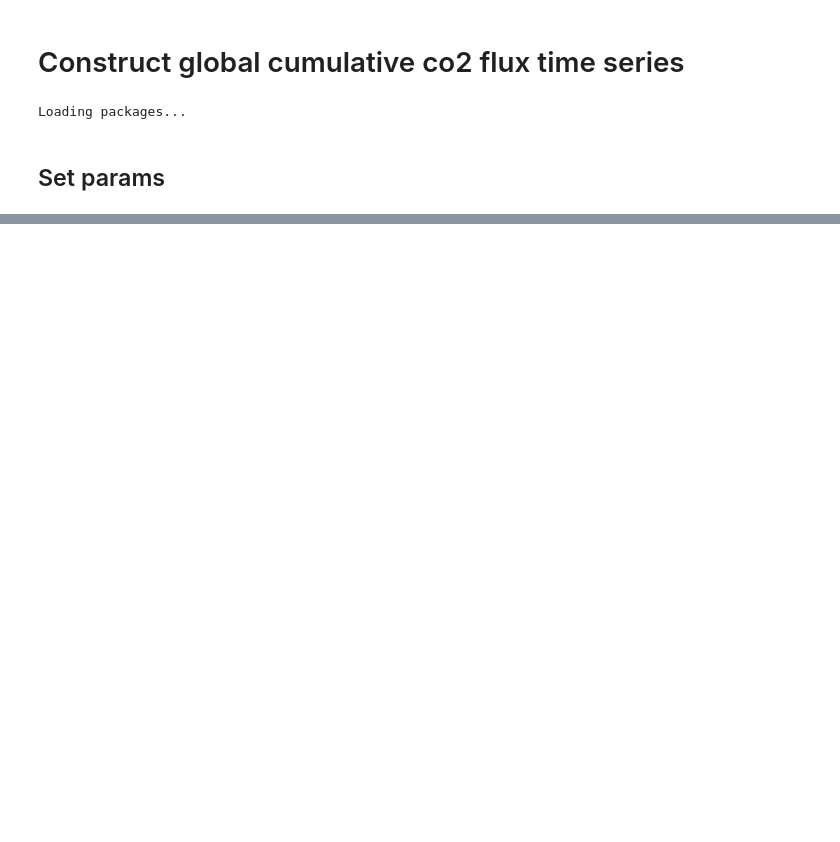
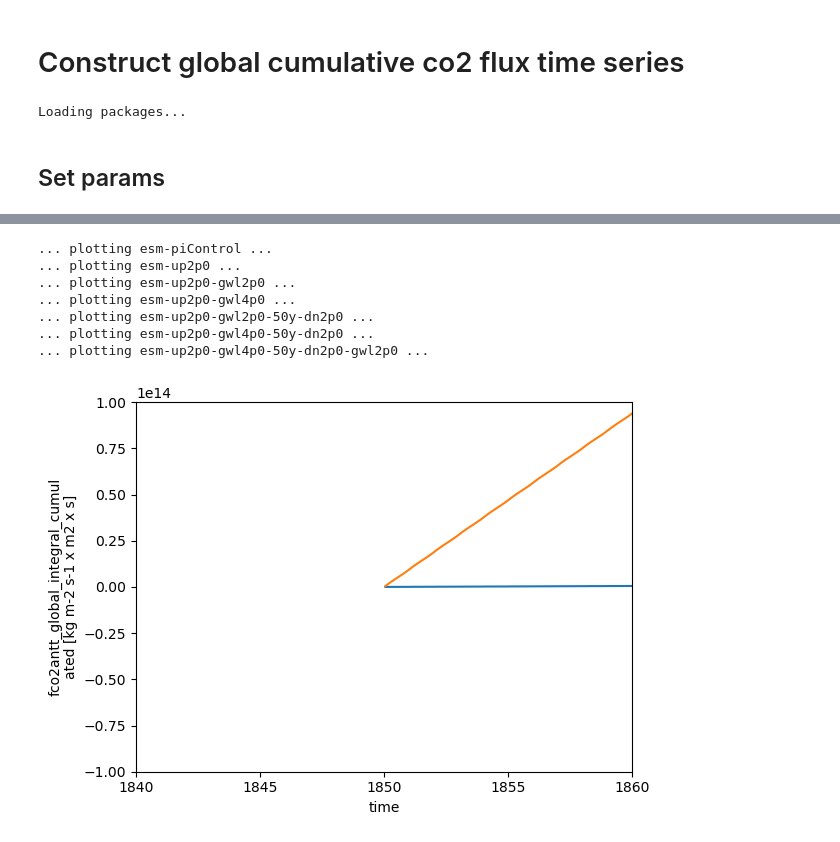
Before and after one commit to eikekoehn/TIPMIP_carbon_cycle, a Jupyter notebook: 01_postprocessing/construct_cumulative_carbon_flux_time_series.ipynb, the cells around one changed output, grey strips where cells are left out. Drawn from its saved outputs; the diff is of its cells as text; code cells hidden in the pictures; blank space fills up the shorter version.

```diff
--- a/01_postprocessing/construct_cumulative_carbon_flux_time_series.ipynb
+++ b/01_postprocessing/construct_cumulative_carbon_flux_time_series.ipynb
@@ -14,11 +14,12 @@ Loading packages...
 # %%
 #stat = 'integral'#'integral'#'mean'
 #freq_input = 'monthly'#, 'yearly', 'daily'] #freq_output = 'monthly'#, 'yearly', 'daily', 'climatology', None]
-varias = ['fco2antt','nbp','fgco2']#['fco2antt','nbp','fgco2']#['fco2antt','nbp','fgco2']#,['fco2antt']#['fgco2'] # 'tas','tos',
-models = ['GISSE2.1-G-CC2']#['CESM2']#['NorESM2-LM']#['IPSL-CM6-ESMCO2','GFDL-ESM2M','NorESM2-LM','EC-Earth3-ESM-1','UKESM1-2','GISSE2.1-G-CC2','MIROC-ES2L','ACCESS-ESM1-5','CESM2'] #'ACCESS-ESM1-5']#['UKESM1-2']#['IPSL-CM6-ESMCO2','GFDL-ESM2M','NorESM2-LM']#['MIROC-ES2L']#['IPSL-CM6-ESMCO2']#['GFDL-ESM2M','EC-Earth3-ESM-1','UKESM1-2','GISSE2.1-G-CC2','NorESM2-LM']#['IPSL-CM6-ESMCO2']#['IPSL-CM6-ESMCO2']#,'GFDL-ESM2M','NorESM2-LM','UKESM1-2','EC-Earth3-ESM-1']#['GISSE2.1-G-CC2'].   #]#, ]#, #
+varias = ['fco2antt','fgco2','nbp']#['fco2antt']#,'nbp','fgco2']#['fco2antt','nbp','fgco2']#['fco2antt','nbp','fgco2']#,['fco2antt']#['fgco2'] # 'tas','tos',
+models = ['GFDL-ESM2M']#['IPSL-CM6-ESMCO2']#['NorESM2-LM'] #['IPSL-CM6-ESMCO2']#['GISSE2.1-G-CC2']#['CESM2']#['NorESM2-LM']#['IPSL-CM6-ESMCO2','GFDL-ESM2M','NorESM2-LM','EC-Earth3-ESM-1','UKESM1-2','GISSE2.1-G-CC2','MIROC-ES2L','ACCESS-ESM1-5','CESM2'] #'ACCESS-ESM1-5']#['UKESM1-2']#['IPSL-CM6-ESMCO2','GFDL-ESM2M','NorESM2-LM']#['MIROC-ES2L']#['IPSL-CM6-ESMCO2']#['GFDL-ESM2M','EC-Earth3-ESM-1','UKESM1-2','GISSE2.1-G-CC2','NorESM2-LM']#['IPSL-CM6-ESMCO2']#['IPSL-CM6-ESMCO2']#,'GFDL-ESM2M','NorESM2-LM','UKESM1-2','EC-Earth3-ESM-1']#['GISSE2.1-G-CC2'].   #]#, ]#, #
 runs = pruns.get_run_list('tipmip_tier1')#[1:]
 #ref_year = 1
-root_dir = f'./../01_postprocessed_data/global_time_series'
+#root_dir = f'./../01_postprocessed_data/global_time_series'
+root_dir = f'./../04_processed_data/global_time_series'
 
 model_dict = pmods.get_model_dict('all')
 run_dict = pruns.get_run_dict()
@@ -304,0 +238,20 @@ Example usage:
+# %%
+for key in allv[varia][model].keys():
+    print(f'... plotting {key} ...')
+    allv[varia][model][key].fco2antt_global_integral_cumulated.plot()
+plt.xlim(
+    cftime.DatetimeGregorian(1840, 1, 1),
+    cftime.DatetimeGregorian(1860, 1, 1),
+)
+plt.ylim(
+    -.1e15,.1e15)
+plt.show()
+# %% [output]
+... plotting esm-piControl ...
+... plotting esm-up2p0 ...
+... plotting esm-up2p0-gwl2p0 ...
+... plotting esm-up2p0-gwl4p0 ...
+... plotting esm-up2p0-gwl2p0-50y-dn2p0 ...
+... plotting esm-up2p0-gwl4p0-50y-dn2p0 ...
+... plotting esm-up2p0-gwl4p0-50y-dn2p0-gwl2p0 ...
+[figure, added]
```
Also changed, not shown: parts of 3 cells of this notebook, 4 other files.
